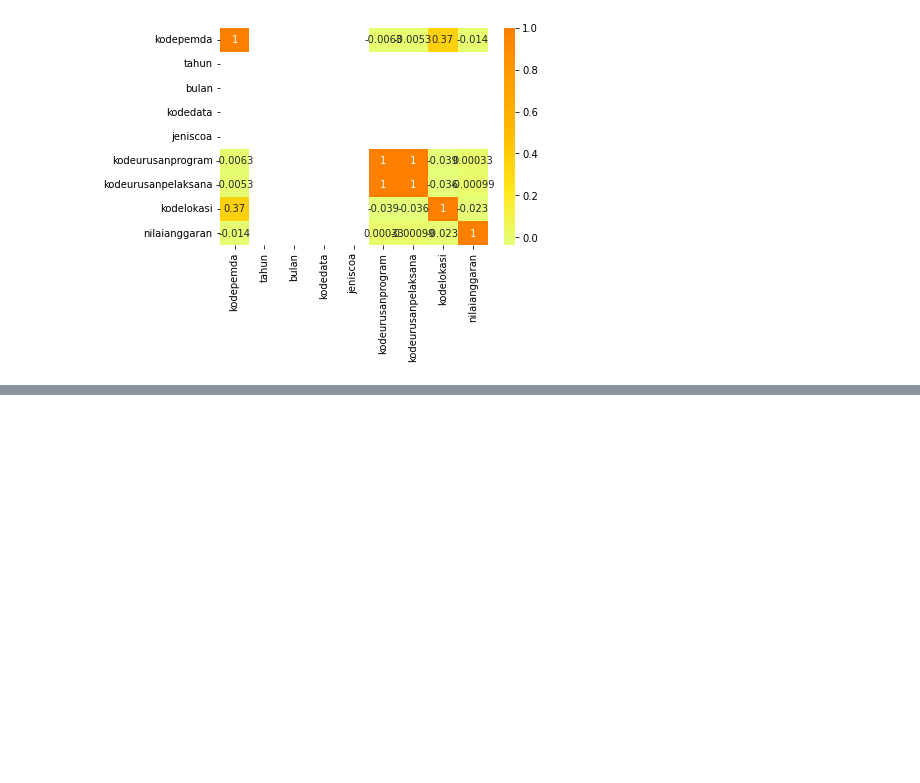
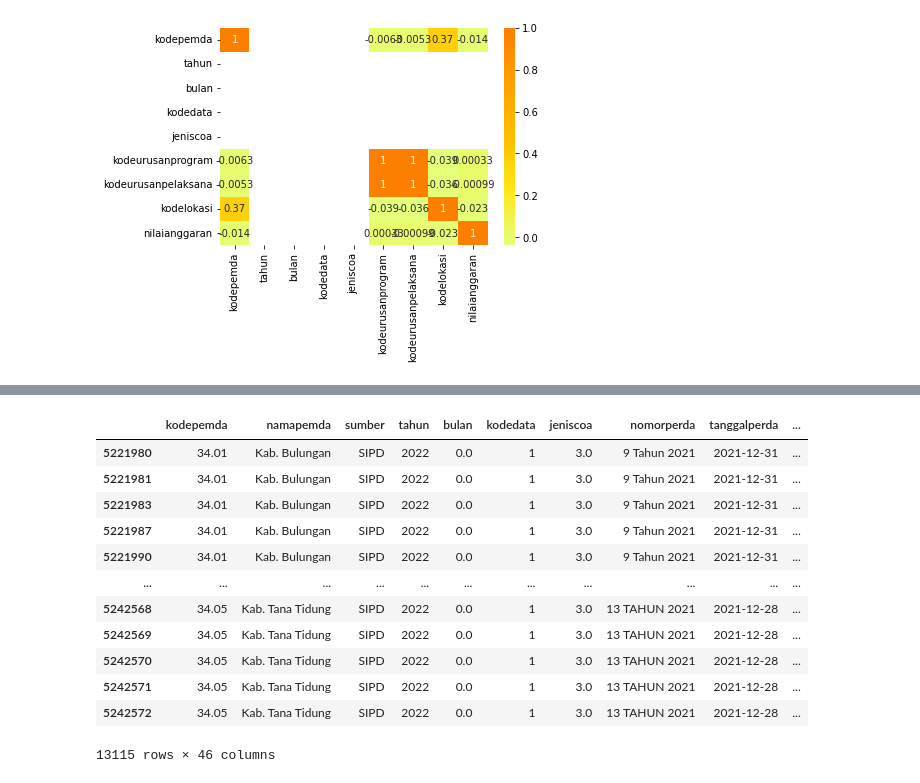
Before and after one commit to Aran27/ml_uas, a Jupyter notebook: bedah_data.ipynb, the cells around one changed output, grey strips where cells are left out. Cells and saved outputs as stored; diff of their text form; code cells hidden in the pictures; blank space fills up the shorter version.

```diff
--- a/bedah_data.ipynb
+++ b/bedah_data.ipynb
@@ -140,0 +161,16 @@ sns.heatmap(corr, cmap = 'Wistia', annot= True);
+# %%
+sub2_kota
+# %% [output]
+|  | kodepemda | namapemda | sumber | tahun | bulan | kodedata | jeniscoa | nomorperda | tanggalperda | ... |
+| 5221980 | 34.01 | Kab. Bulungan | SIPD | 2022 | 0.0 | 1 | 3.0 | 9 Tahun 2021 | 2021-12-31 | ... |
+| 5221981 | 34.01 | Kab. Bulungan | SIPD | 2022 | 0.0 | 1 | 3.0 | 9 Tahun 2021 | 2021-12-31 | ... |
+| 5221983 | 34.01 | Kab. Bulungan | SIPD | 2022 | 0.0 | 1 | 3.0 | 9 Tahun 2021 | 2021-12-31 | ... |
+| 5221987 | 34.01 | Kab. Bulungan | SIPD | 2022 | 0.0 | 1 | 3.0 | 9 Tahun 2021 | 2021-12-31 | ... |
+| 5221990 | 34.01 | Kab. Bulungan | SIPD | 2022 | 0.0 | 1 | 3.0 | 9 Tahun 2021 | 2021-12-31 | ... |
+| ... | ... | ... | ... | ... | ... | ... | ... | ... | ... | ... |
+| 5242568 | 34.05 | Kab. Tana Tidung | SIPD | 2022 | 0.0 | 1 | 3.0 | 13 TAHUN 2021 | 2021-12-28 | ... |
+| 5242569 | 34.05 | Kab. Tana Tidung | SIPD | 2022 | 0.0 | 1 | 3.0 | 13 TAHUN 2021 | 2021-12-28 | ... |
+| 5242570 | 34.05 | Kab. Tana Tidung | SIPD | 2022 | 0.0 | 1 | 3.0 | 13 TAHUN 2021 | 2021-12-28 | ... |
+| 5242571 | 34.05 | Kab. Tana Tidung | SIPD | 2022 | 0.0 | 1 | 3.0 | 13 TAHUN 2021 | 2021-12-28 | ... |
+| 5242572 | 34.05 | Kab. Tana Tidung | SIPD | 2022 | 0.0 | 1 | 3.0 | 13 TAHUN 2021 | 2021-12-28 | ... |
+13115 rows × 46 columns
```
Also changed, not shown: parts of 7 cells of this notebook.
